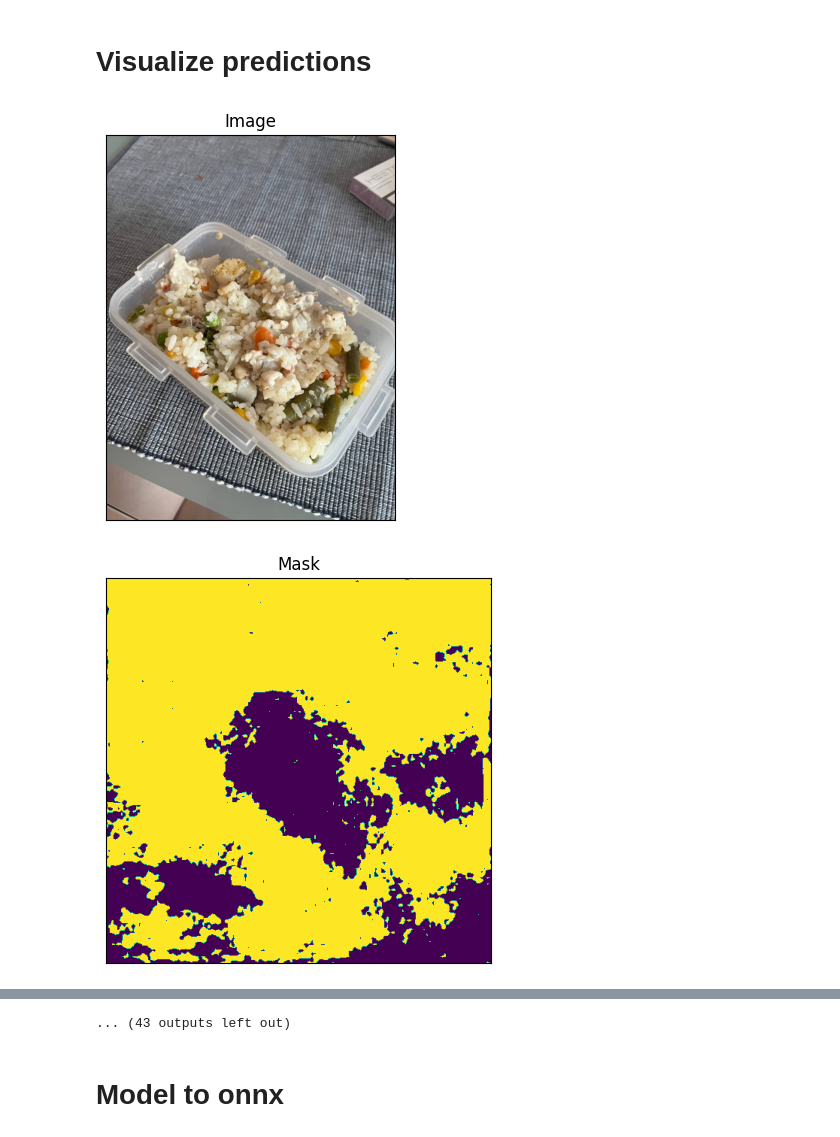
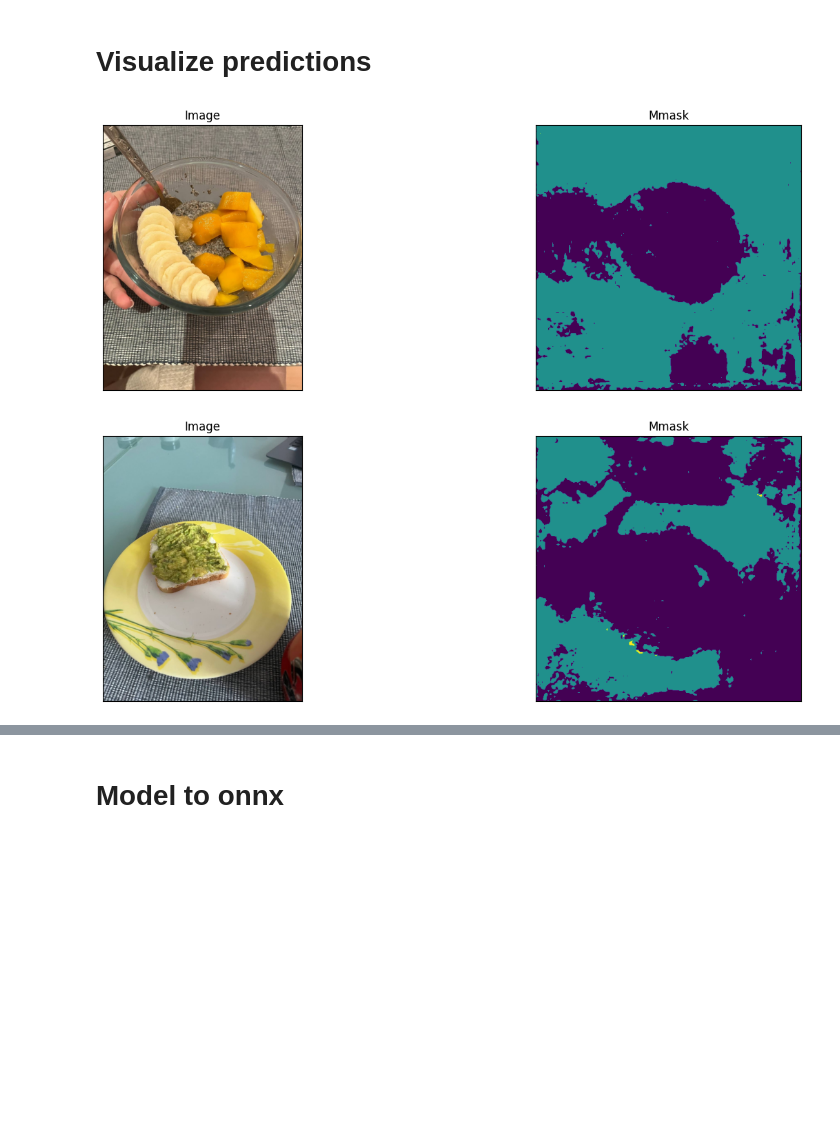
Before and after one commit to VakhromeevaKate/be-smp-segmentation, a Jupyter notebook: BeSMPSegmentation.ipynb, the cells around one changed output, grey strips where cells are left out. Drawn from its saved outputs; the diff is of its cells as text; code cells hidden in the pictures; blank space fills up the shorter version.

```diff
--- a/BeSMPSegmentation.ipynb
+++ b/BeSMPSegmentation.ipynb
@@ -430,30 +430,30 @@ def visualise_masks(masks_tensor, classes = CLASSES):
     for i in range(len(classes)):
         visualize(mask=masks_tensor[i])
 # %%
-def visualise_masks_sum(masks_tensor, classes = CLASSES):
+def masks_sum(masks_tensor, classes = CLASSES):
     mask_sum = np.zeros_like(masks_tensor[0])
-    print(mask_sum.shape)
     for i in range(len(classes)):
         mask_sum += masks_tensor[i]
-        #visualize(mask=i_mask)
-    visualize(mask=mask_sum)
+    return mask_sum
 # %%
 for i in range(5):
     n = np.random.choice(len(test_dataset))
 
     image_vis = test_dataset_vis[n][0].astype('uint8')
+    image_mask = test_dataset_vis[n][1].astype('uint8')
     image, gt_mask = test_dataset[n]
 
     gt_mask = gt_mask.squeeze()
 
     x_tensor = torch.from_numpy(image).to(DEVICE).unsqueeze(0)
     pr_mask = best_model.predict(x_tensor)
     pr_mask = (pr_mask.squeeze().cpu().numpy().round())
 
     visualize(
         image=image_vis,
+        mmask=masks_sum(pr_mask)
     )
-    visualise_masks_sum(pr_mask)
+    #visualise_masks_sum(pr_mask)
 # %% [output]
-[figure, old version]
+[figure, new version]
-[figure, old version]
+[figure, new version]
@@ -470,4 +463,3 @@ for i in range(5):
-... (43 outputs left out)
 # %% [markdown]
 # Model to onnx
 # %%
```
Also changed, not shown: parts of 1 cell of this notebook.
